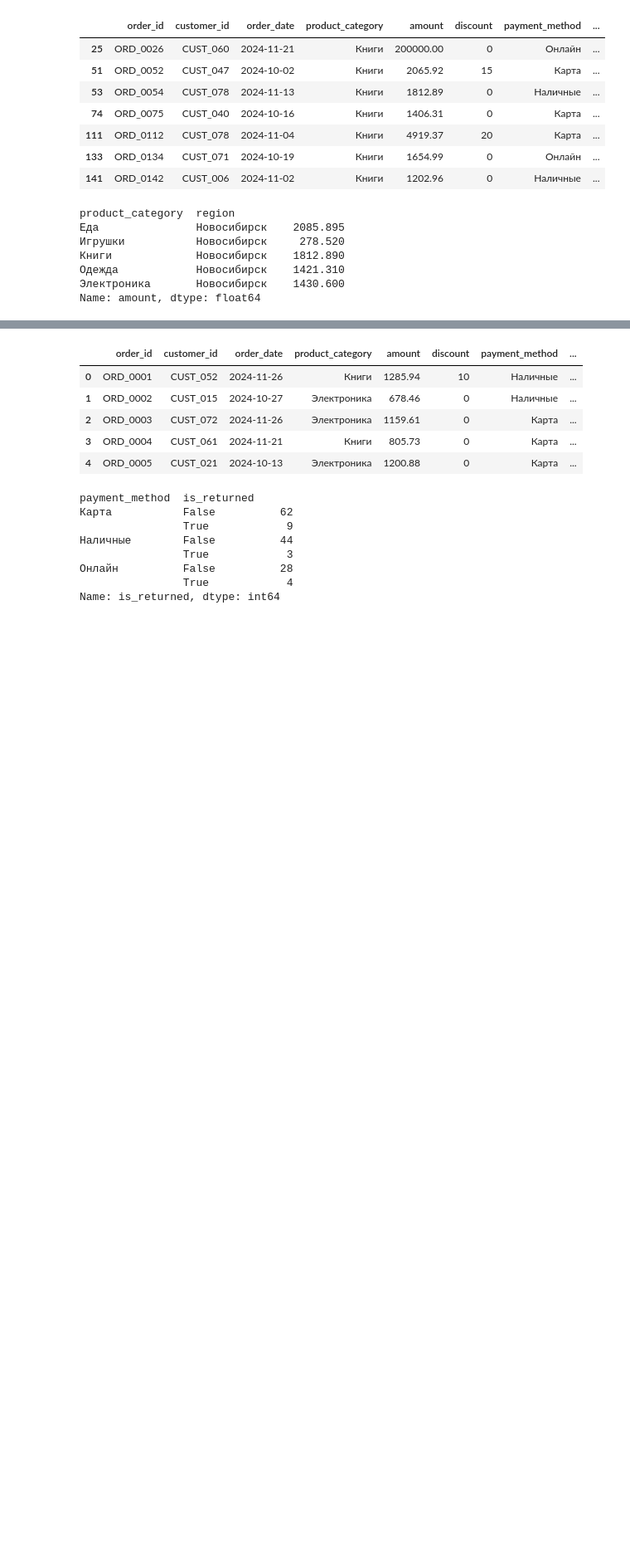
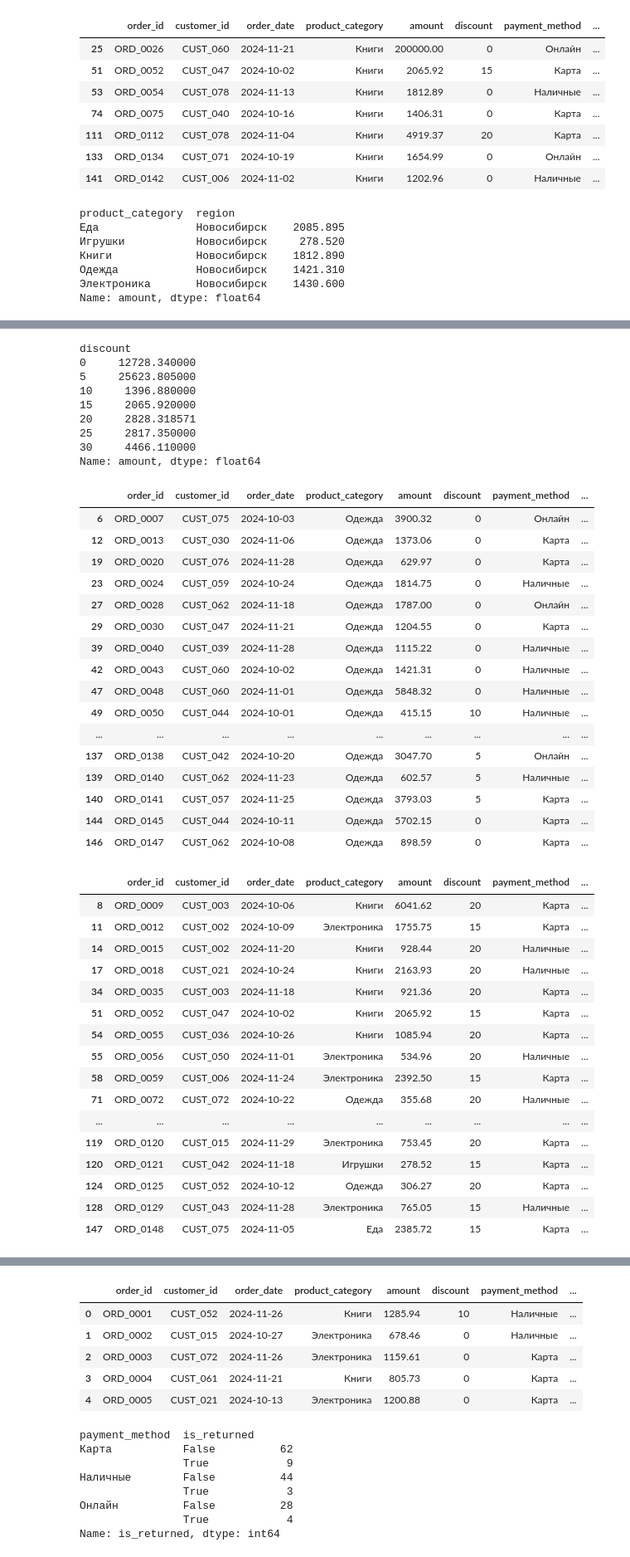
Before and after one commit to evg-code-sys/analysis_project, a Jupyter notebook: Analysis_internet_market.ipynb, the cells around one changed output, grey strips where cells are left out. Shown at 83% size. Cells and saved outputs as stored; diff of their text form; code cells hidden in the pictures; blank space fills up the shorter version.

```diff
--- a/Analysis_internet_market.ipynb
+++ b/Analysis_internet_market.ipynb
@@ -510 +557,52 @@ Name: amount, dtype: float64
+# %%
+# Видим, что медийный чек увеличивается только на товарах категории "Книги", у остальных лидером являются более маленькие скидки. На товары категории "Книги", скидка 30% способствует увеличению медийного чека
+# Но посмотрим на количество, и увидмим, что всего книги по 30% скидке взяли один раз, но по большой цене (в отличие например от того, где скидка 0, медиана 1466)
+display(df[df['product_category'] == 'Книги'].groupby('discount')['amount'].mean())
+display(df[df['product_category'] == 'Одежда'])
+# display(df[(df['product_category'] == 'Книги') & (df['discount'] == 20)])
+display(df[(df['discount'] == 20) | (df['discount'] == 15)])
+# %% [output]
+discount
+0     12728.340000
+5     25623.805000
+10     1396.880000
+15     2065.920000
+20     2828.318571
+25     2817.350000
+30     4466.110000
+Name: amount, dtype: float64
+|  | order_id | customer_id | order_date | product_category | amount | discount | payment_method | ... |
+| 6 | ORD_0007 | CUST_075 | 2024-10-03 | Одежда | 3900.32 | 0 | Онлайн | ... |
+| 12 | ORD_0013 | CUST_030 | 2024-11-06 | Одежда | 1373.06 | 0 | Карта | ... |
+| 19 | ORD_0020 | CUST_076 | 2024-11-28 | Одежда | 629.97 | 0 | Карта | ... |
+| 23 | ORD_0024 | CUST_059 | 2024-10-24 | Одежда | 1814.75 | 0 | Наличные | ... |
+| 27 | ORD_0028 | CUST_062 | 2024-11-18 | Одежда | 1787.00 | 0 | Онлайн | ... |
+| 29 | ORD_0030 | CUST_047 | 2024-11-21 | Одежда | 1204.55 | 0 | Карта | ... |
+| 39 | ORD_0040 | CUST_039 | 2024-11-28 | Одежда | 1115.22 | 0 | Наличные | ... |
+| 42 | ORD_0043 | CUST_060 | 2024-10-02 | Одежда | 1421.31 | 0 | Наличные | ... |
+| 47 | ORD_0048 | CUST_060 | 2024-11-01 | Одежда | 5848.32 | 0 | Наличные | ... |
+| 49 | ORD_0050 | CUST_044 | 2024-10-01 | Одежда | 415.15 | 10 | Наличные | ... |
+| ... | ... | ... | ... | ... | ... | ... | ... | ... |
+| 137 | ORD_0138 | CUST_042 | 2024-10-20 | Одежда | 3047.70 | 5 | Онлайн | ... |
+| 139 | ORD_0140 | CUST_062 | 2024-11-23 | Одежда | 602.57 | 5 | Наличные | ... |
+| 140 | ORD_0141 | CUST_057 | 2024-11-25 | Одежда | 3793.03 | 5 | Карта | ... |
+| 144 | ORD_0145 | CUST_044 | 2024-10-11 | Одежда | 5702.15 | 0 | Карта | ... |
+| 146 | ORD_0147 | CUST_062 | 2024-10-08 | Одежда | 898.59 | 0 | Карта | ... |
+|  | order_id | customer_id | order_date | product_category | amount | discount | payment_method | ... |
+| 8 | ORD_0009 | CUST_003 | 2024-10-06 | Книги | 6041.62 | 20 | Карта | ... |
+| 11 | ORD_0012 | CUST_002 | 2024-10-09 | Электроника | 1755.75 | 15 | Карта | ... |
+| 14 | ORD_0015 | CUST_002 | 2024-11-20 | Книги | 928.44 | 20 | Наличные | ... |
+| 17 | ORD_0018 | CUST_021 | 2024-10-24 | Книги | 2163.93 | 20 | Наличные | ... |
+| 34 | ORD_0035 | CUST_003 | 2024-11-18 | Книги | 921.36 | 20 | Карта | ... |
+| 51 | ORD_0052 | CUST_047 | 2024-10-02 | Книги | 2065.92 | 15 | Карта | ... |
+| 54 | ORD_0055 | CUST_036 | 2024-10-26 | Книги | 1085.94 | 20 | Карта | ... |
+| 55 | ORD_0056 | CUST_050 | 2024-11-01 | Электроника | 534.96 | 20 | Наличные | ... |
+| 58 | ORD_0059 | CUST_006 | 2024-11-24 | Электроника | 2392.50 | 15 | Карта | ... |
+| 71 | ORD_0072 | CUST_072 | 2024-10-22 | Одежда | 355.68 | 20 | Наличные | ... |
+| ... | ... | ... | ... | ... | ... | ... | ... | ... |
+| 119 | ORD_0120 | CUST_015 | 2024-11-29 | Электроника | 753.45 | 20 | Карта | ... |
+| 120 | ORD_0121 | CUST_042 | 2024-11-18 | Игрушки | 278.52 | 15 | Карта | ... |
+| 124 | ORD_0125 | CUST_052 | 2024-10-12 | Одежда | 306.27 | 20 | Карта | ... |
+| 128 | ORD_0129 | CUST_043 | 2024-11-28 | Электроника | 765.05 | 15 | Наличные | ... |
+| 147 | ORD_0148 | CUST_075 | 2024-11-05 | Еда | 2385.72 | 15 | Карта | ... |
 # %% [markdown]
```
Also changed, not shown: parts of 6 cells of this notebook.
